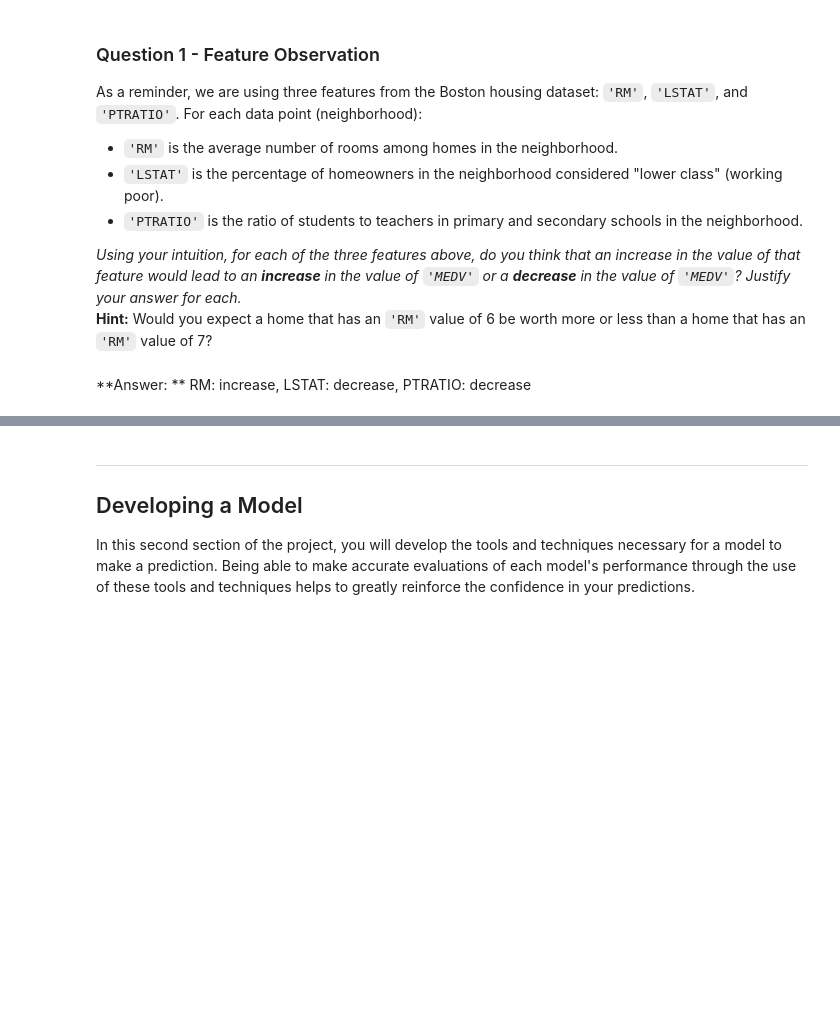
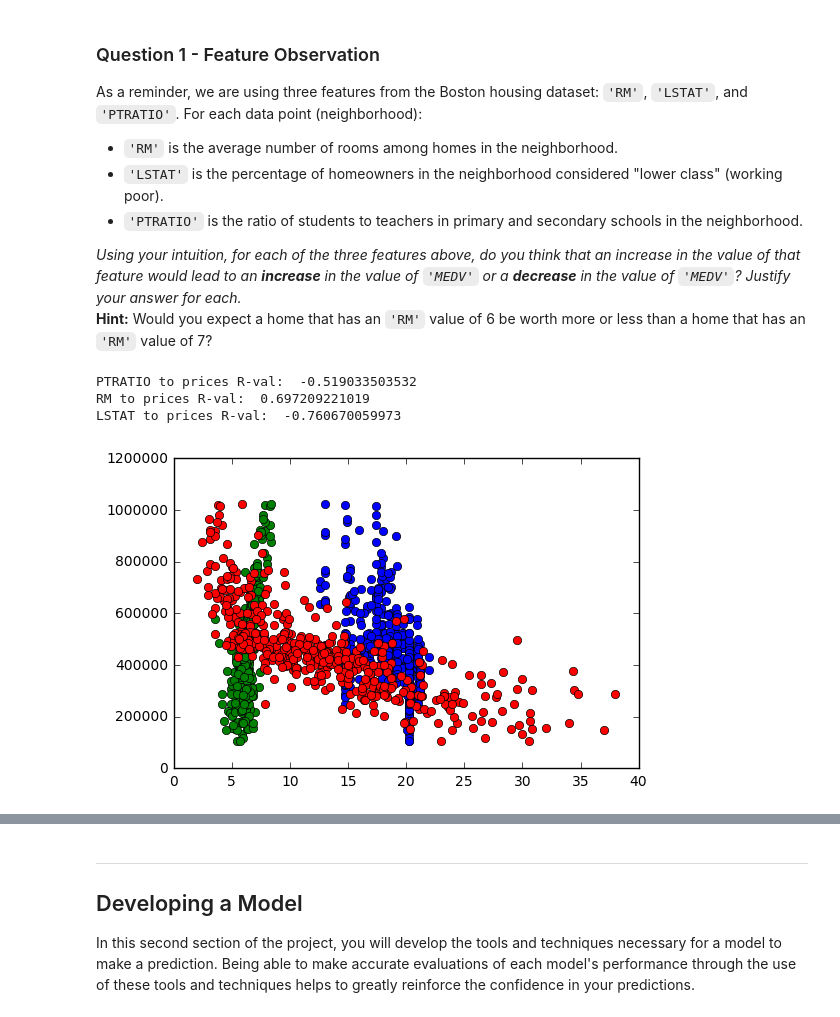
Before and after one commit to nixondanielj/udacity-machine-learning, a Jupyter notebook: projects/boston_housing/boston_housing.ipynb, the cells around one changed output, grey strips where cells are left out. Cells and saved outputs as stored; diff of their text form; code cells hidden in the pictures; blank space fills up the shorter version.

```diff
--- a/projects/boston_housing/boston_housing.ipynb
+++ b/projects/boston_housing/boston_housing.ipynb
@@ -92,5 +92,17 @@ As a reminder, we are using three features from the Boston housing dataset: `'RM
 
 _Using your intuition, for each of the three features above, do you think that an increase in the value of that feature would lead to an **increase** in the value of `'MEDV'` or a **decrease** in the value of `'MEDV'`? Justify your answer for each._
 **Hint:** Would you expect a home that has an `'RM'` value of 6 be worth more or less than a home that has an `'RM'` value of 7?
-# %% [markdown]
-**Answer: ** RM: increase, LSTAT: decrease, PTRATIO: decrease
+# %%
+import matplotlib.pyplot as plt
+plt.plot(features.PTRATIO , prices , 'o')
+plt.plot(features.RM,prices,'o')
+plt.plot(features.LSTAT , prices , 'o')
+
+print "PTRATIO to prices R-val: ", np.corrcoef(features.PTRATIO, prices)[0][1]
+print "RM to prices R-val: ", np.corrcoef(features.RM, prices)[0][1]
+print "LSTAT to prices R-val: ", np.corrcoef(features.LSTAT, prices)[0][1]
+# %% [output]
+PTRATIO to prices R-val:  -0.519033503532
+RM to prices R-val:  0.697209221019
+LSTAT to prices R-val:  -0.760670059973
+[figure, added]
```
Also changed, not shown: parts of 9 cells of this notebook, 1 other file.
